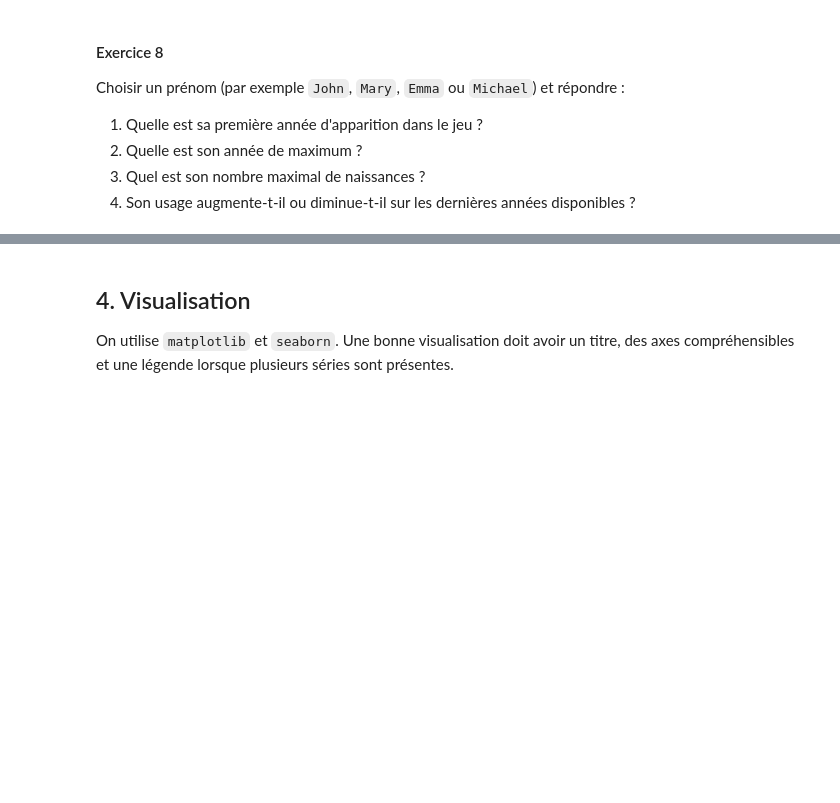
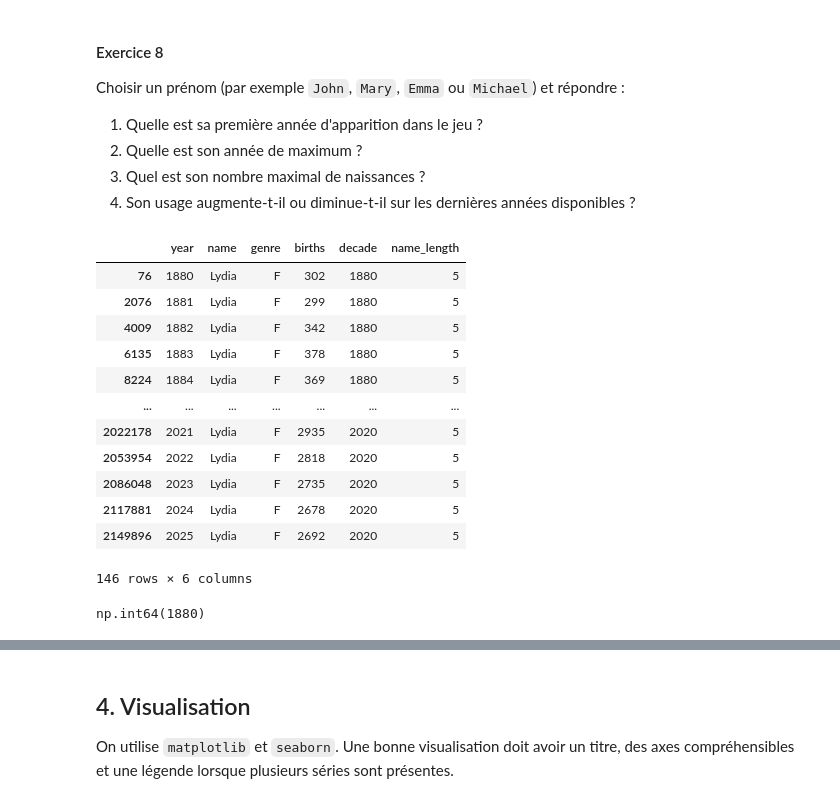
Before and after one commit to lydiavi/introduction-python, a Jupyter notebook: notebooks/1_usa_names.ipynb, the cells around one changed output, grey strips where cells are left out. Saved outputs shown, nothing was run; the diff lists cells and outputs as text; code cells hidden in the pictures; blank space fills up the shorter version.

```diff
--- a/notebooks/1_usa_names.ipynb
+++ b/notebooks/1_usa_names.ipynb
@@ -905,3 +1066,24 @@ Choisir un prénom (par exemple `John`, `Mary`, `Emma` ou `Michael`) et répondr
 2. Quelle est son année de maximum ?
 3. Quel est son nombre maximal de naissances ?
 4. Son usage augmente-t-il ou diminue-t-il sur les dernières années disponibles ?
+# %%
+data = evolution_prenom("Lydia", "F")
+data
+# %% [output]
+|  | year | name | genre | births | decade | name_length |
+| 76 | 1880 | Lydia | F | 302 | 1880 | 5 |
+| 2076 | 1881 | Lydia | F | 299 | 1880 | 5 |
+| 4009 | 1882 | Lydia | F | 342 | 1880 | 5 |
+| 6135 | 1883 | Lydia | F | 378 | 1880 | 5 |
+| 8224 | 1884 | Lydia | F | 369 | 1880 | 5 |
+| ... | ... | ... | ... | ... | ... | ... |
+| 2022178 | 2021 | Lydia | F | 2935 | 2020 | 5 |
+| 2053954 | 2022 | Lydia | F | 2818 | 2020 | 5 |
+| 2086048 | 2023 | Lydia | F | 2735 | 2020 | 5 |
+| 2117881 | 2024 | Lydia | F | 2678 | 2020 | 5 |
+| 2149896 | 2025 | Lydia | F | 2692 | 2020 | 5 |
+146 rows × 6 columns
+# %%
+data["year"].min()
+# %% [output]
+np.int64(1880)
```
Also changed, not shown: parts of 22 cells of this notebook.
